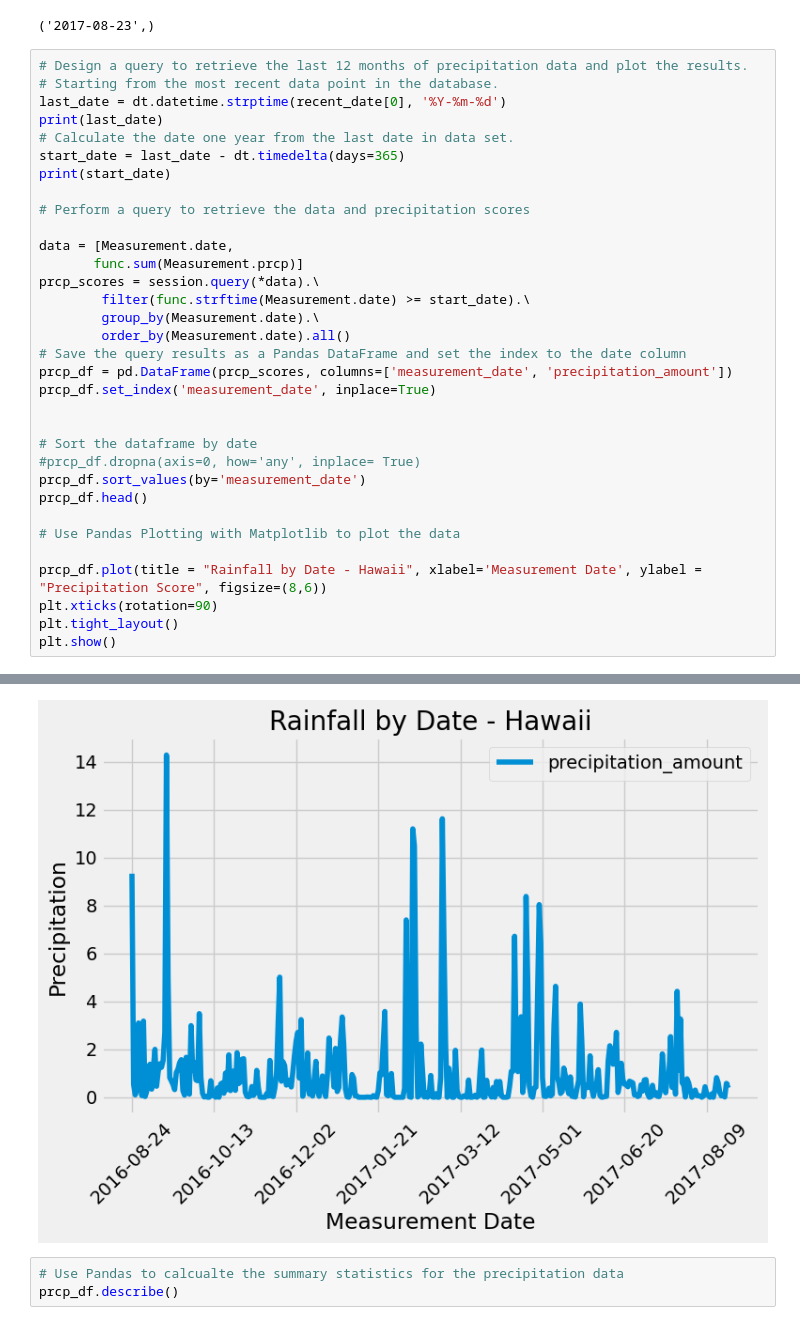
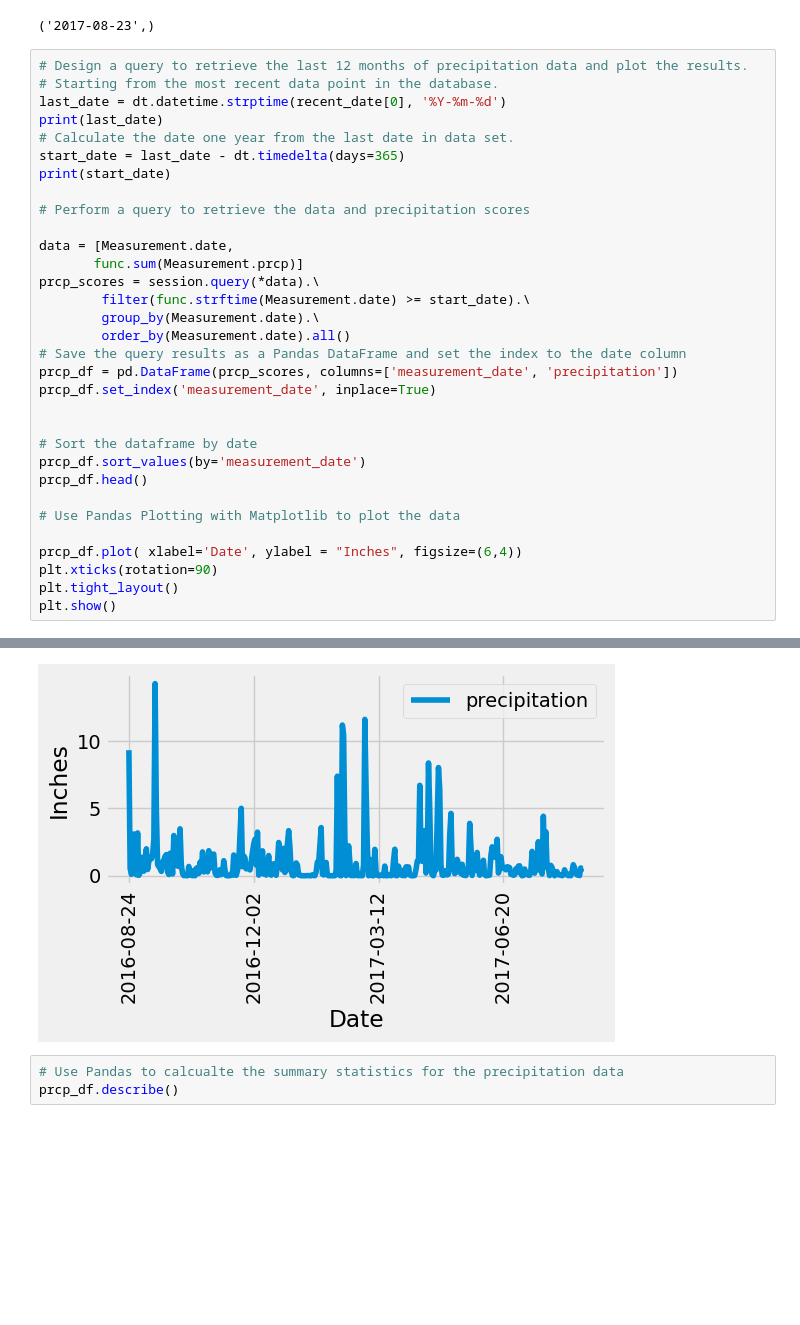
Before and after one commit to hasangokceoglu/sqlalchemy-challenge, a Jupyter notebook: Surfsup/climate_starter.ipynb, the cells around one changed output, grey strips where cells are left out. Drawn from its saved outputs; the diff is of its cells as text; blank space fills up the shorter version.

```diff
--- a/Surfsup/climate_starter.ipynb
+++ b/Surfsup/climate_starter.ipynb
@@ -49,37 +49,36 @@ print(recent_date)
 last_date = dt.datetime.strptime(recent_date[0], '%Y-%m-%d')
 print(last_date)
 # Calculate the date one year from the last date in data set.
 start_date = last_date - dt.timedelta(days=365)
 print(start_date)
 
 # Perform a query to retrieve the data and precipitation scores
 
 data = [Measurement.date,
        func.sum(Measurement.prcp)]
 prcp_scores = session.query(*data).\
         filter(func.strftime(Measurement.date) >= start_date).\
         group_by(Measurement.date).\
         order_by(Measurement.date).all()
 # Save the query results as a Pandas DataFrame and set the index to the date column
-prcp_df = pd.DataFrame(prcp_scores, columns=['measurement_date', 'precipitation_amount'])
+prcp_df = pd.DataFrame(prcp_scores, columns=['measurement_date', 'precipitation'])
 prcp_df.set_index('measurement_date', inplace=True)
 
 
 # Sort the dataframe by date
-#prcp_df.dropna(axis=0, how='any', inplace= True)
 prcp_df.sort_values(by='measurement_date')
 prcp_df.head()
 
 # Use Pandas Plotting with Matplotlib to plot the data
 
-prcp_df.plot(title = "Rainfall by Date - Hawaii", xlabel='Measurement Date', ylabel = "Precipitation Score", figsize=(8,6))
+prcp_df.plot( xlabel='Date', ylabel = "Inches", figsize=(6,4))
 plt.xticks(rotation=90)
 plt.tight_layout()
 plt.show()
 # %% [output]
 2017-08-23 00:00:00
 2016-08-23 00:00:00
-[figure, old version]
+[figure, new version]
 # %%
 # Use Pandas to calcualte the summary statistics for the precipitation data
 prcp_df.describe()
```
Also changed, not shown: parts of 1 cell of this notebook, 1 other file.
